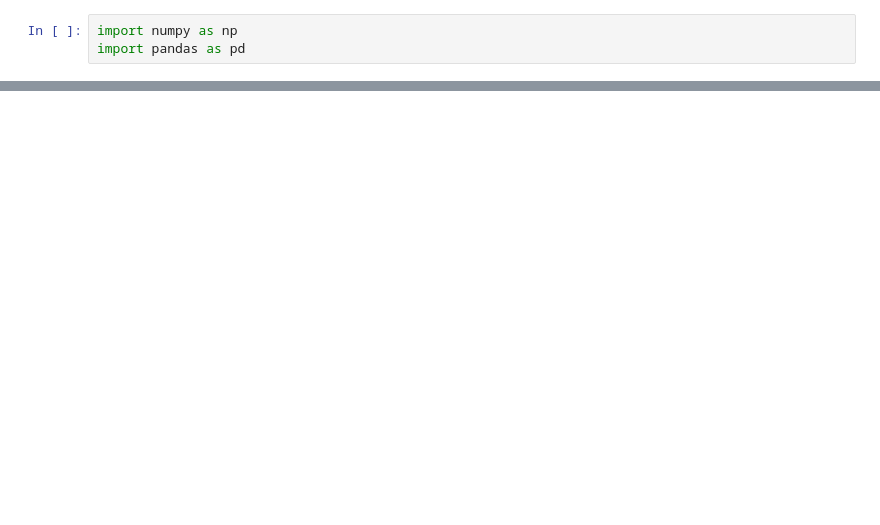
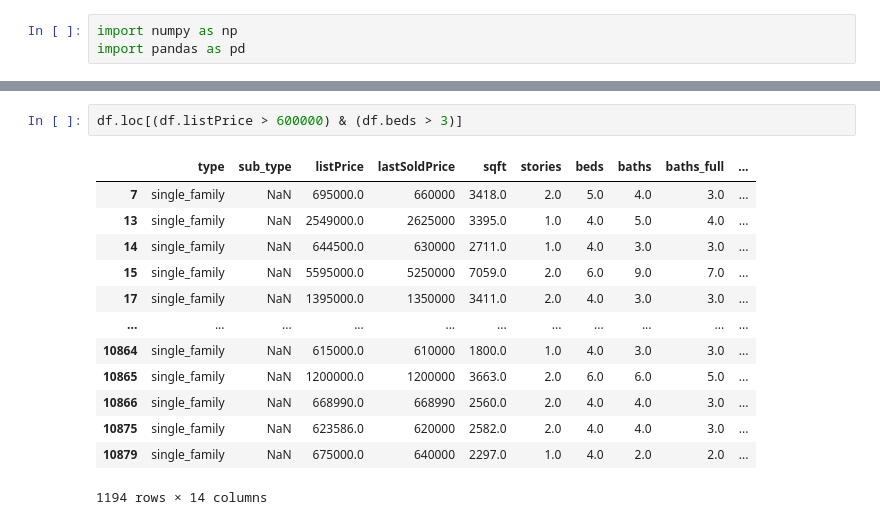
Before and after one commit to aneeb02/machine-learning, a Jupyter notebook: indexing.ipynb, the cells around one changed output, grey strips where cells are left out. Saved outputs shown, nothing was run; the diff lists cells and outputs as text; blank space fills up the shorter version.

```diff
--- a/indexing.ipynb
+++ b/indexing.ipynb
@@ -11,0 +231,16 @@ NameError: name 'pd' is not defined
+# %%
+df.loc[(df.listPrice > 600000) & (df.beds > 3)]
+# %% [output]
+|  | type | sub_type | listPrice | lastSoldPrice | sqft | stories | beds | baths | baths_full | ... |
+| 7 | single_family | NaN | 695000.0 | 660000 | 3418.0 | 2.0 | 5.0 | 4.0 | 3.0 | ... |
+| 13 | single_family | NaN | 2549000.0 | 2625000 | 3395.0 | 1.0 | 4.0 | 5.0 | 4.0 | ... |
+| 14 | single_family | NaN | 644500.0 | 630000 | 2711.0 | 1.0 | 4.0 | 3.0 | 3.0 | ... |
+| 15 | single_family | NaN | 5595000.0 | 5250000 | 7059.0 | 2.0 | 6.0 | 9.0 | 7.0 | ... |
+| 17 | single_family | NaN | 1395000.0 | 1350000 | 3411.0 | 2.0 | 4.0 | 3.0 | 3.0 | ... |
+| ... | ... | ... | ... | ... | ... | ... | ... | ... | ... | ... |
+| 10864 | single_family | NaN | 615000.0 | 610000 | 1800.0 | 1.0 | 4.0 | 3.0 | 3.0 | ... |
+| 10865 | single_family | NaN | 1200000.0 | 1200000 | 3663.0 | 2.0 | 6.0 | 6.0 | 5.0 | ... |
+| 10866 | single_family | NaN | 668990.0 | 668990 | 2560.0 | 2.0 | 4.0 | 4.0 | 3.0 | ... |
+| 10875 | single_family | NaN | 623586.0 | 620000 | 2582.0 | 2.0 | 4.0 | 4.0 | 3.0 | ... |
+| 10879 | single_family | NaN | 675000.0 | 640000 | 2297.0 | 1.0 | 4.0 | 2.0 | 2.0 | ... |
+1194 rows × 14 columns
```
Also changed, not shown: parts of 34 cells of this notebook, 1 other file.
